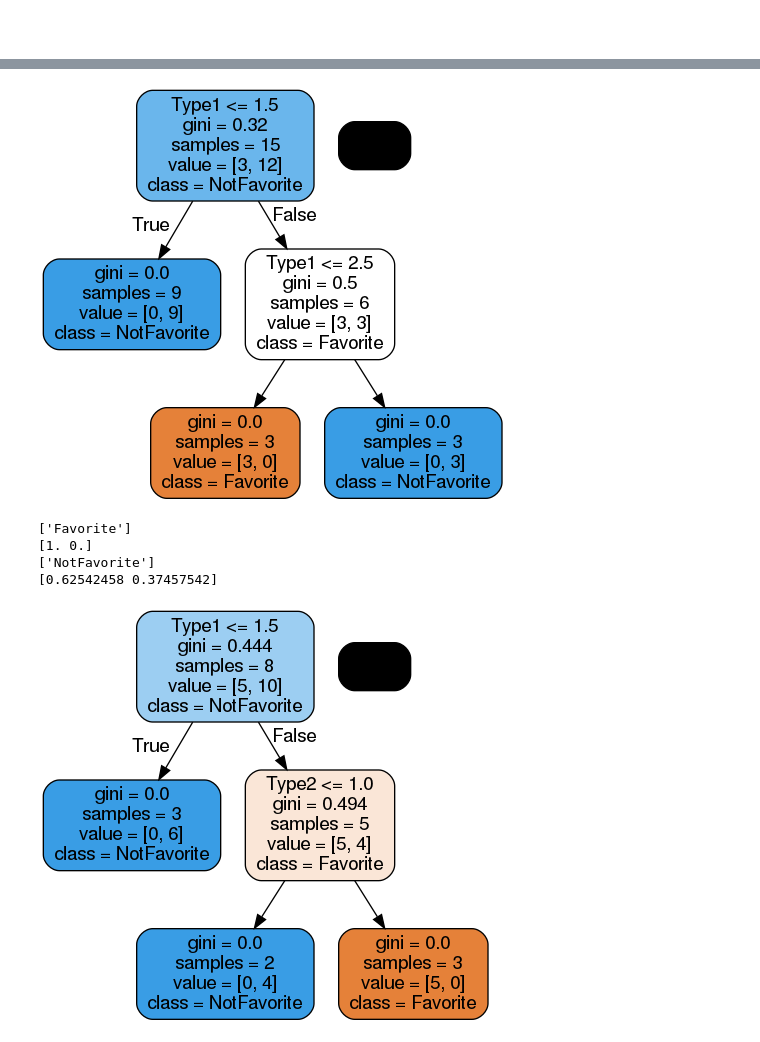
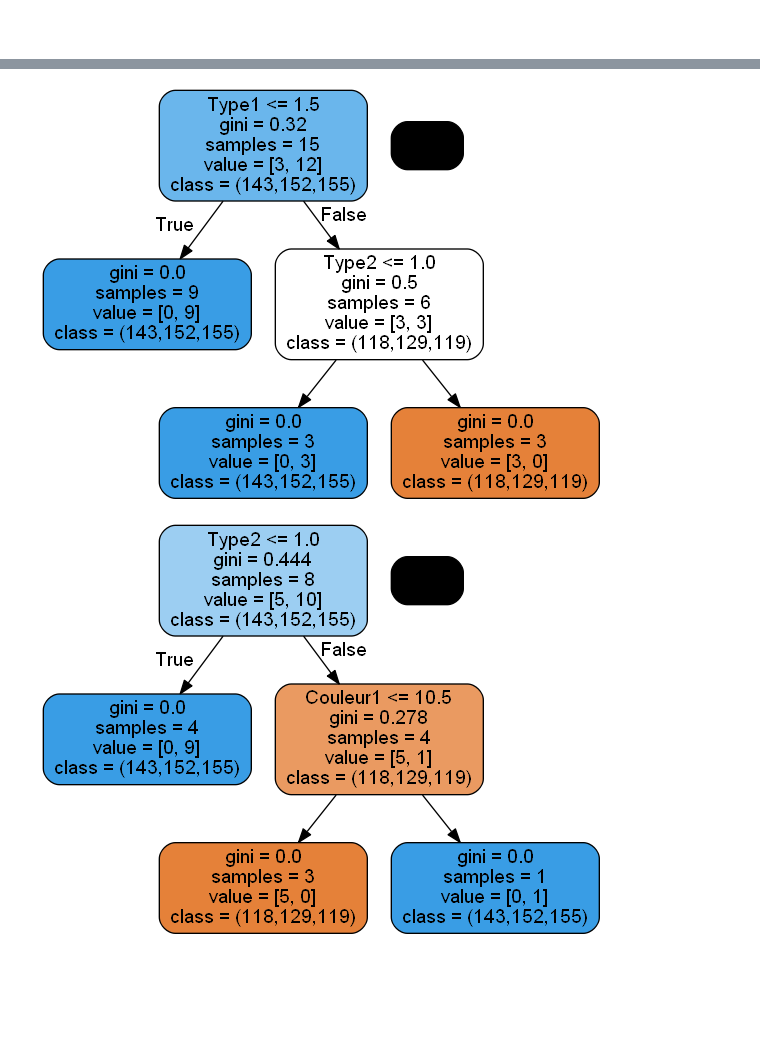
Before and after one commit to arthursaunier/MachineLearning, a Jupyter notebook: fr/Projet/projet.ipynb, the cells around one changed output, grey strips where cells are left out. Saved outputs shown, nothing was run; the diff lists cells and outputs as text; code cells hidden in the pictures; blank space fills up the shorter version.

Commit message:
ajout choix favorite

```diff
--- a/fr/Projet/projet.ipynb
+++ b/fr/Projet/projet.ipynb
@@ -117,32 +118,10 @@ import pydotplus
 from IPython.display import Image, display
 from sklearn.ensemble import RandomForestClassifier
 
-class Types(Enum):
-    Aucun = 0
-    Bug = 1
-    Dark = 2
-    Dragon = 3
-    Electric = 4
-    Fairy = 5
-    Fighting = 6
-    Fire = 7
-    Flying = 8
-    Ghost = 9
-    Grass = 10
-    Ground = 11
-    Ice = 12
-    Normal = 13
-    Poison = 14
-    Psychic = 15
-    Rock = 16
-    Steel = 17
-    Water = 18
-    def __str__(self):
-        return self.name
-
 
 df = pd.read_csv('data/pokemon.csv')
-df['Type2'] = dataset['Type2'].fillna('Aucun')
+#On remplace les valeurs NaN par une string pour éviter des conflits lors du traitement des données
+df['Type2'] = df['Type2'].fillna('Aucun')
 
 
 #df["value1"] = df["Type1"].apply(lambda x: getattr(Types, x).value)
@@ -167,8 +146,8 @@ result = [
               'NotFavorite'
               ]
 
-#data = df.drop(columns=['Name','Type1','Type2'])
-data = df.drop(columns=['Name'])
+#On retire les colonnes qui ne sont pas utile pour l'arbre de décision
+data = df.drop(columns=['Name','Hauteur','Largeur','Mode','Extension'])
 data = data.drop(labels=range(15, 809), axis=0)
 
 
@@ -186,8 +165,17 @@ data['Type1'] = le1.fit_transform(data['Type1'])
 le2 = LabelEncoder()
 data['Type2'] = le2.fit_transform(data['Type2'])
 
+le3 = LabelEncoder()
+data['Couleur1'] = le3.fit_transform(data['Couleur1'])
+
+le4 = LabelEncoder()
+data['Couleur2'] = le4.fit_transform(data['Couleur2'])
+
 le5 = LabelEncoder()
-resultframe['favorite'] = le5.fit_transform(resultframe['favorite'])
+data['Couleur3'] = le5.fit_transform(data['Couleur3'])
+
+le6 = LabelEncoder()
+resultframe['favorite'] = le6.fit_transform(resultframe['favorite'])
 
 #Creation de l'arbre de decision
 dtc = tree.DecisionTreeClassifier()
@@ -214,19 +202,18 @@ rfc = rfc.fit(data, resultframe.values.ravel())
 
 
 #prediction dtc
-prediction = dtc.predict([
-        [le1.transform(['Grass'])[0], le2.transform(['Aucun'])[0]]])
-print(le5.inverse_transform(prediction))
-print(dtc.feature_importances_)
+#prediction = dtc.predict([
+#        [le1.transform(['Grass'])[0], le2.transform(['Aucun'])[0]]])
+#print(le6.inverse_transform(prediction))
+#print(dtc.feature_importances_)
 
 #prediction rtc
-prediction = rfc.predict([
-        [le1.transform(['Grass'])[0], le2.transform(['Aucun'])[0]]])
-print(le5.inverse_transform(prediction))
-print(rfc.feature_importances_)
+#prediction = rfc.predict([
+#        [le1.transform(['Grass'])[0], le2.transform(['Aucun'])[0]]])
+#print(le6.inverse_transform(prediction))
+#print(rfc.feature_importances_)
 
 #Affichage rtc
-#test mabite
 for i in range(10):
         dot_data = tree.export_graphviz(rfc.estimators_[i], out_file=None,
         feature_names=data.columns,
@@ -260,6 +247,2 @@ for i in range(10):
-[figure, old version]
+[figure, new version]
-['Favorite']
-[1. 0.]
-['NotFavorite']
-[0.62542458 0.37457542]
-[figure, old version]
+[figure, new version]
```
Also changed, not shown: parts of 3 cells of this notebook, 1 other file.
